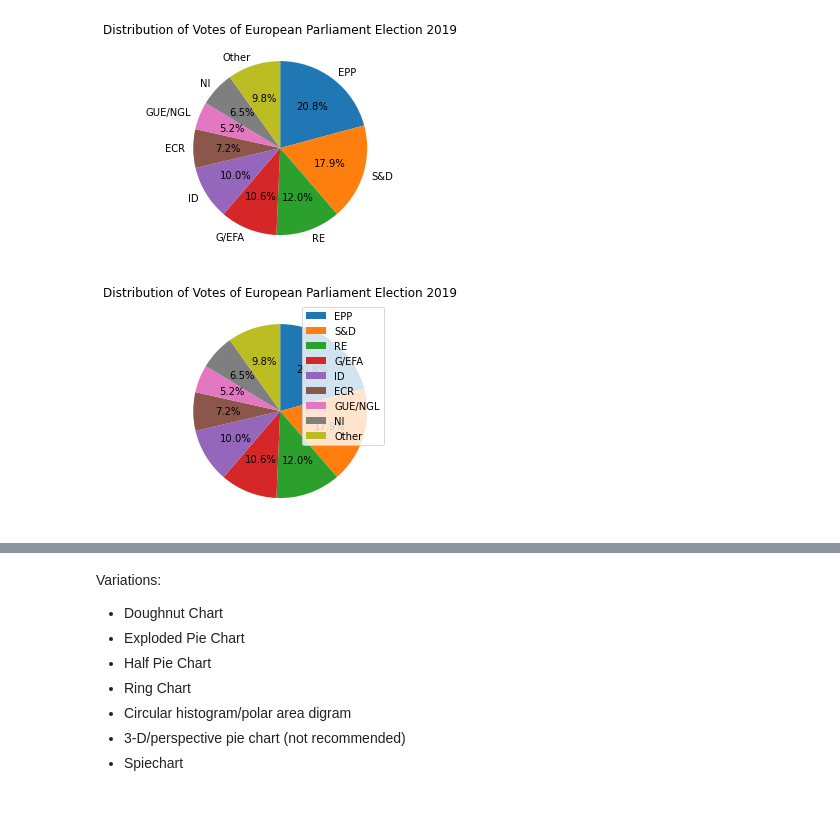
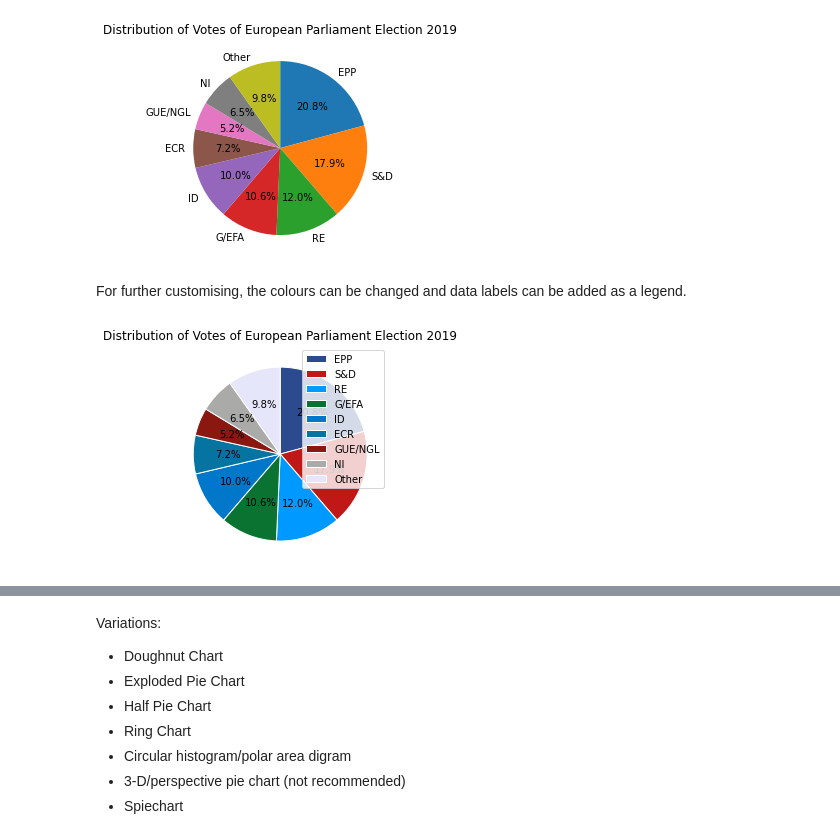
Before and after one commit to ssteffens/fundamentals-data-analysis-assessment, a Jupyter notebook: pyplot.ipynb, the cells around one changed output, grey strips where cells are left out. Drawn from its saved outputs; the diff is of its cells as text; code cells hidden in the pictures; blank space fills up the shorter version.

Commit message:
Update Pie charts

```diff
--- a/pyplot.ipynb
+++ b/pyplot.ipynb
@@ -580,22 +606,32 @@ plt.show()
 # %% [output]
 [figure]
+# %% [markdown]
+For further customising, the colours can be changed and data labels can be added as a legend.
 # %%
-# Pie chart of distribution of votes of the European Parliament Election 2019
+# Example: Pie chart of distribution of votes of the European Parliament Election 2019
 # Rather than adding labels to the chart, they are added as a legend
 
 # Defining the values
 votesperc = [20.8, 17.88, 12.01, 10.59, 10.04, 7.17, 5.16, 6.52, 9.82]
 
 # Defining data labels
 labels = 'EPP', 'S&D', 'RE', 'G/EFA', 'ID', 'ECR', 'GUE/NGL', 'NI', 'Other'
 
+# Defining colours
+colours = ('#2B4B8E', '#C01717', '#0099FF', '#0B7332', '#0077C8', '#0574A1',
+           '#8A1811', '#AAAAA9', '#E6E6FA')
+
 # Setting a title
 plt.title('Distribution of Votes of European Parliament Election 2019')
 
-# Plot and display
-# autopct sets the format of the percentage values to be displayed
-plt.pie(votesperc, autopct='%1.1f%%', labels=labels, startangle=90, counterclock=False, labeldistance=None)
+# Setting plot size
+#plt.figure(figsize=(5,8))
+plt.rcParams["figure.figsize"] = (10,10)
+
+# Plot and display the pie chart and legend
+plt.pie(votesperc, autopct='%1.1f%%', colors = colours, labels=labels, startangle=90,
+        counterclock=False, labeldistance=None, wedgeprops = {'edgecolor': 'white'})
 plt.legend()
 plt.show()
 # %% [output]
-[figure, old version]
+[figure, new version]
```
Also changed, not shown: parts of 16 cells of this notebook.
